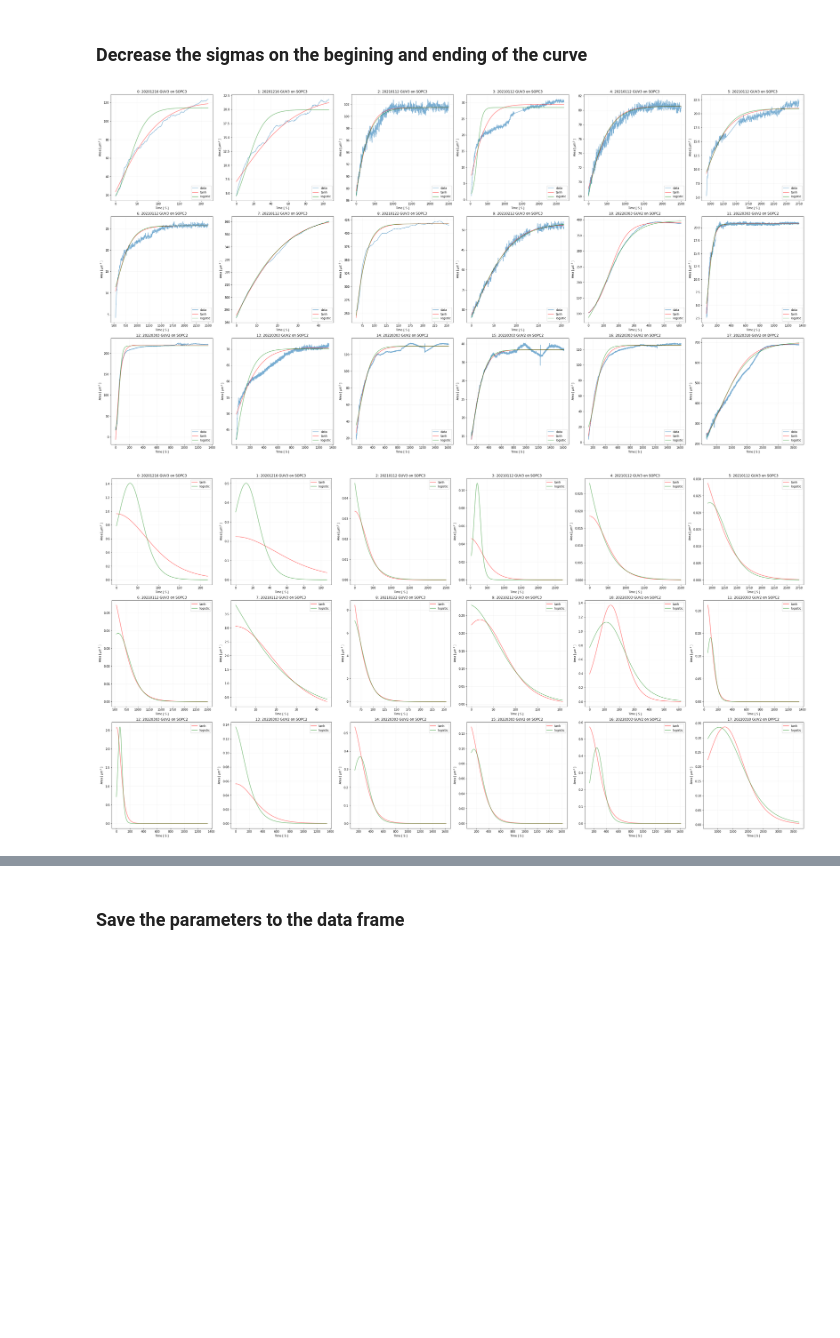
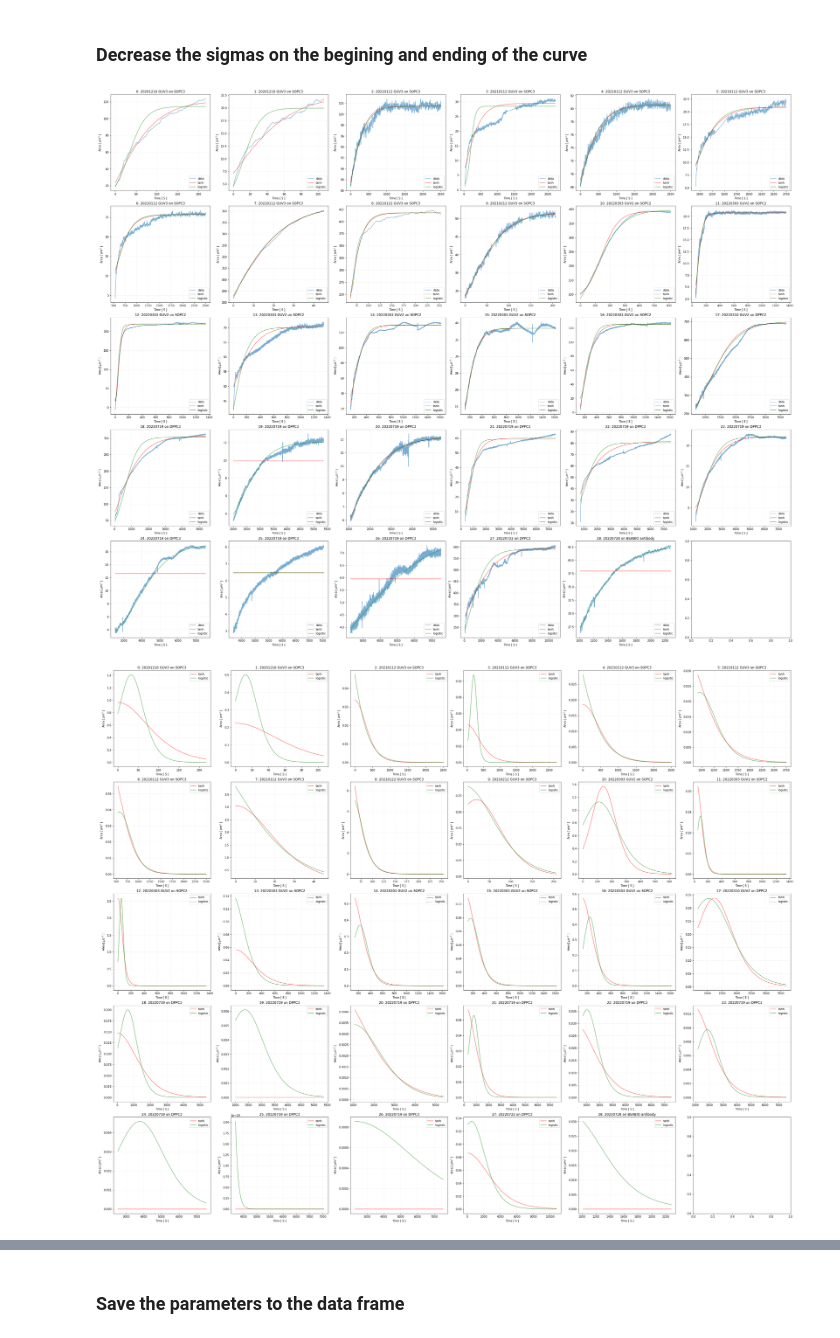
Before and after one commit to ahmed344/growth-curves, a Jupyter notebook: curves_table.ipynb, the cells around one changed output, grey strips where cells are left out. Drawn from its saved outputs; the diff is of its cells as text; code cells hidden in the pictures; blank space fills up the shorter version.

```diff
--- a/curves_table.ipynb
+++ b/curves_table.ipynb
@@ -149,7 +161,7 @@ plt.show()
 df = pd.read_pickle('Results/manipulated_area_curves.pkl')
 
 parameters_tanh, parameters_logistic = [], []
-for i in range(18):
+for i in range(df.shape[0]):
     # Read the time and area
     t, A = df['Time'][i], df['Area'][i]
 
@@ -170,13 +182,13 @@ for i in range(18):
     # Fit a general tanh function to the curves
     popt_logistic, _ = curve_fit(area_logistic, t, A, sigma=sigmas,
                                  p0=(1, 0.01, np.max(A)),
-                                 bounds=([0.1, 0.00001, np.min(A)], [np.min(A), 1, 2*np.max(A)]))
+                                 bounds=([0.1, 0.0001, np.min(A)], [np.min(A), 1, 2*np.max(A)]))
     parameters_logistic.append(popt_logistic)
 
     # Define the figure size only once
-    if i==0: plt.subplots(3,6, figsize=(35, 18), constrained_layout=True)
+    if i==0: plt.subplots(5,6, figsize=(35, 28), constrained_layout=True)
 
-    plt.subplot(3, 6, i+1)
+    plt.subplot(5, 6, i+1)
     plt.plot(t, A, label='data', alpha = 0.6)                                                   # data
     plt.plot(t, area_tanh(t, *popt_tanh), label='tanh', alpha = 0.6, color= 'r')                # tanh
     plt.plot(t, area_logistic(t, *popt_logistic), label='logistic', alpha = 0.6, color= 'g')    # logistic
@@ -192,47 +204,47 @@ plt.show()
 
 
 # Draw the first derivative curves
-for i in range(18):
+for i in range(df.shape[0]):
     # Define the time
     t = df['Time'][i]
 
     # Define the figure size only once
-    if i==0: plt.subplots(3,6, figsize=(35, 18), constrained_layout=True)
+    if i==0: plt.subplots(5,6, figsize=(35, 28), constrained_layout=True)
 
-    plt.subplot(3, 6, i+1)
+    plt.subplot(5, 6, i+1)
     plt.plot(t, der1_area_tanh(t, *parameters_tanh[i][:-1]), label='tanh', alpha = 0.6, color= 'r')           # tanh
     plt.plot(t, der1_area_logistic(t, *parameters_logistic[i]), label='logistic', alpha = 0.6, color= 'g')    # logistic
     plt.title(f'{i}: {df["Date"][i]} {df["Discription"][i]}')
     plt.xlabel('Time [ S ]')
     plt.ylabel('Area [ $\mu m^2$ ]')
     plt.grid(color = 'gray', alpha = 0.1)
     plt.legend(loc='upper right')
 
 # Save and show the figure
 plt.savefig('Results/area_curves_with_weights_2_der1')
 plt.show()
 
 
 # Draw the second derivative curves
-for i in range(18):
+for i in range(df.shape[0]):
     # Define the time
     t = df['Time'][i]
 
     # Define the figure size only once
-    if i==0: plt.subplots(3,6, figsize=(35, 18), constrained_layout=True)
+    if i==0: plt.subplots(5,6, figsize=(35, 28), constrained_layout=True)
 
-    plt.subplot(3, 6, i+1)
+    plt.subplot(5, 6, i+1)
     plt.plot(t, der2_area_tanh(t, *parameters_tanh[i][:-1]), label='tanh', alpha = 0.6, color= 'r')           # tanh
     plt.plot(t, der2_area_logistic(t, *parameters_logistic[i]), label='logistic', alpha = 0.6, color= 'g')    # logistic
     plt.title(f'{i}: {df["Date"][i]} {df["Discription"][i]}')
     plt.xlabel('Time [ S ]')
     plt.ylabel('Area [ $\mu m^2$ ]')
     plt.grid(color = 'gray', alpha = 0.1)
     plt.legend(loc='upper right')
 
 # Save and show the figure
 plt.savefig('Results/area_curves_with_weights_2_der2')
 plt.show()
 # %% [output]
-[figure, old version]
+[figure, new version]
-[figure, old version]
+[figure, new version]
```
Also changed, not shown: parts of 10 cells of this notebook, 1 other file.
